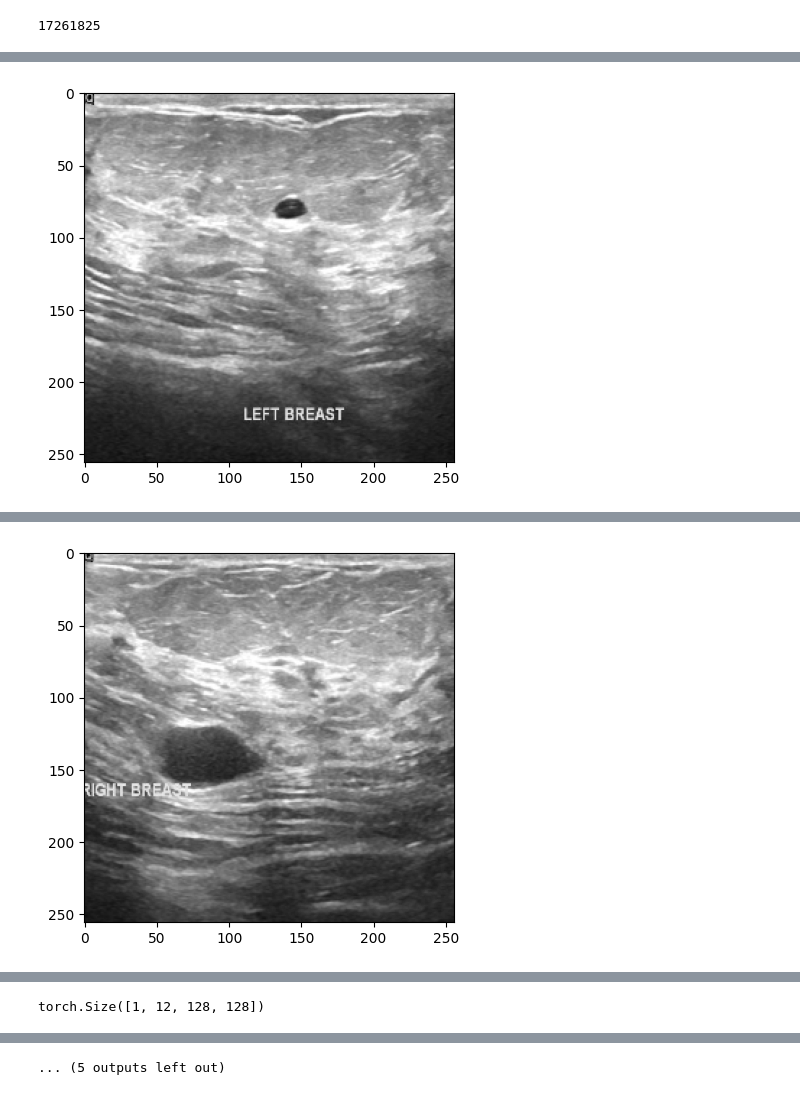
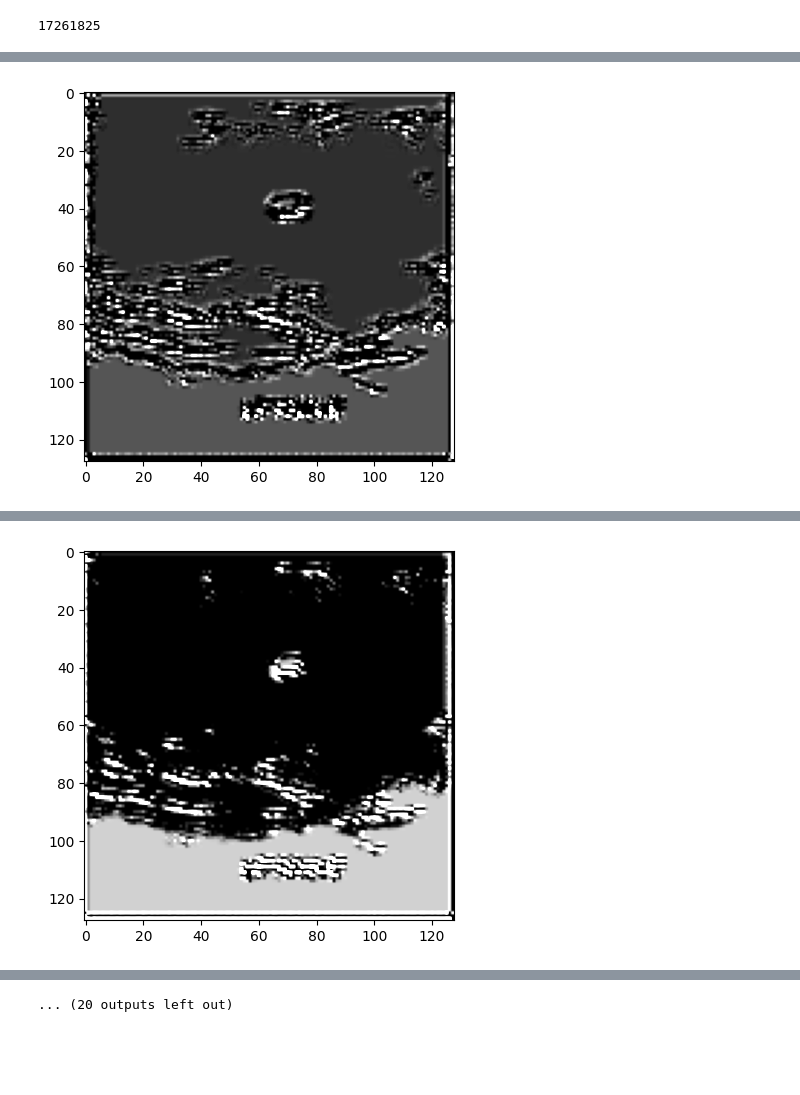
Before and after one commit to Ssshanto/wavelet-ensemble-unet, a Jupyter notebook: debugging.ipynb, the cells around one changed output, grey strips where cells are left out. Saved outputs shown, nothing was run; the diff lists cells and outputs as text; code cells hidden in the pictures; blank space fills up the shorter version.

```diff
--- a/debugging.ipynb
+++ b/debugging.ipynb
@@ -148,16 +143,37 @@ import cv2
 import matplotlib.pyplot as plt
 import numpy as np
 
+class DoubleConv(nn.Module):
+    """(convolution => [BN] => ReLU) * 2"""
+
+    def __init__(self, in_channels, out_channels, mid_channels=None):
+        super().__init__()
+        if not mid_channels:
+            mid_channels = out_channels
+        self.double_conv = nn.Sequential(
+            nn.Conv2d(in_channels, mid_channels, kernel_size=3, padding=1, bias=False),
+            nn.BatchNorm2d(mid_channels),
+            nn.ReLU(inplace=True),
+            nn.Conv2d(mid_channels, out_channels, kernel_size=3, padding=1, bias=False),
+            nn.BatchNorm2d(out_channels),
+            nn.ReLU(inplace=True)
+        )
+
+    def forward(self, x):
+        return self.double_conv(x)
+
 class WaveletDownsamplingAll(nn.Module):
     def __init__(self, wavelet='db1', level=1):
         super(WaveletDownsamplingAll, self).__init__()
         self.wavelet = wavelet
         self.level = level
         self.dwt_forward = DWTForward(wave=self.wavelet, J=self.level)
+        self.conv = DoubleConv(4, 1)
 
     def forward(self, x):
         coeffs = self.dwt_forward(x)
-        # extract all 4 channels, ll, hl, lh, hh
+        # for each channel of x, extract all 4 dwt components ll, hl, lh, hh
+
         ll = coeffs[0]
         lh = coeffs[1][0][:, :, 0]
         hl = coeffs[1][0][:, :, 1]
@@ -167,9 +183,30 @@ class WaveletDownsamplingAll(nn.Module):
         lh = (lh - lh.min()) / (lh.max() - lh.min())
         hl = (hl - hl.min()) / (hl.max() - hl.min())
         hh = (hh - hh.min()) / (hh.max() - hh.min())
-        # concatenate the 4 channels
-        f = torch.cat([ll, lh, hl, hh], dim=1)
+
+        # stack the channels together
+        stacked = torch.stack([ll, lh, hl, hh], dim=2)
+        stacked.squeeze_(0)
+
+        # apply convolution on the stacked tensor
+        f = self.conv(stacked)
+
         return f
+
+class Wavelet_Down_All(nn.Module):
+    """Downscaling with maxpool then double conv"""
+
+    def __init__(self, in_channels, out_channels, wavelet):
+        super().__init__()
+        self.maxpool_conv = nn.Sequential(
+            WaveletDownsamplingAll(wavelet=wavelet, level=1),
+            nn.BatchNorm2d(in_channels),
+            DoubleConv(in_channels, out_channels)
+        )
+
+    def forward(self, x):
+        x = self.maxpool_conv(x)
+        return x
 
 image1 = '/home/cse/Documents/g1/git-repo/wavelet-ensemble-unet/breast-ultrasound-images-dataset/Dataset_BUSI_with_GT/benign/benign (1).png'
 image1 = cv2.imread(image1)
@@ -192,25 +229,18 @@ image3 = np.expand_dims(image3, 0)
 image = np.concatenate([image1, image2, image3], axis=0)
 image = np.expand_dims(image, 0)
 
+image = image / 255.0
 print(image.shape)
 
 image = torch.tensor(image).to(device='cuda', dtype=torch.float)
-downsampled_image = WaveletDownsamplingAll().cuda()(image)
+downsampled_image = Wavelet_Down_All(1, 16, wavelet='db1').cuda()(image)
+print(downsampled_image.shape)
 
-image = image/255.0
-
-plt.imshow(image[0,0].cpu().numpy().squeeze(), cmap='gray', vmin=0, vmax=1)
-plt.show()
-plt.imshow(image[0,1].cpu().numpy().squeeze(), cmap='gray', vmin=0, vmax=1)
-plt.show()
-plt.imshow(image[0,2].cpu().numpy().squeeze(), cmap='gray', vmin=0, vmax=1)
-plt.show()
-
-
-
-print(downsampled_image.shape)
-for i in range(12):
-    plt.imshow(downsampled_image[0,i].cpu().numpy().squeeze(), cmap='gray', vmin=0, vmax=1)
+c = downsampled_image.shape[1]
+for i in range(c):
+    print(downsampled_image[0,i])
+    print(torch.max(downsampled_image[0,i]), torch.min(downsampled_image[0,i]), torch.mean(downsampled_image[0,i]))
+    plt.imshow(downsampled_image[0,i].detach().cpu().numpy().squeeze(), cmap='gray', vmin=0, vmax=1)
     plt.show()
 # %% [output]
 (1, 3, 256, 256)
@@ -217 +258 @@ for i in range(12):
-[figure, old version]
+[figure, new version]
@@ -218 +268 @@ for i in range(12):
-[figure, old version]
+[figure, new version]
@@ -220 +278,0 @@ for i in range(12):
-torch.Size([1, 12, 128, 128])
@@ -228 +309 @@ torch.Size([1, 12, 128, 128])
-... (5 outputs left out)
+... (20 outputs left out)
```
Also changed, not shown: parts of 5 cells of this notebook, 7 other files.
